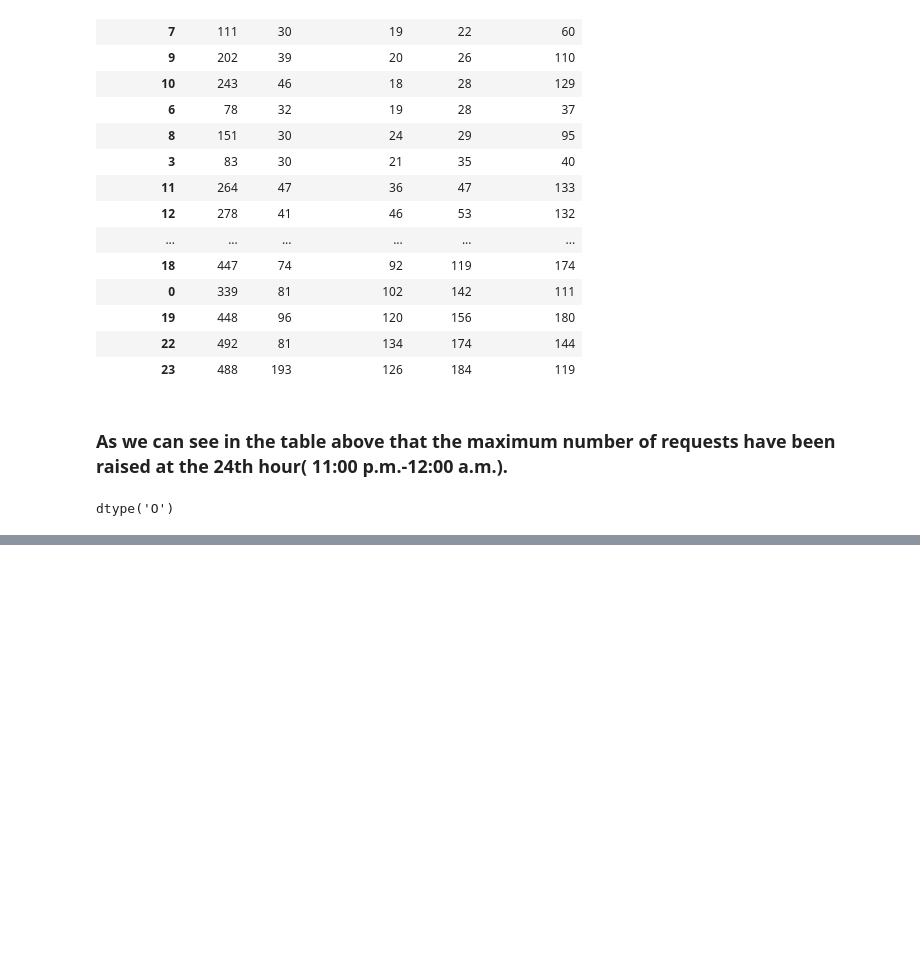
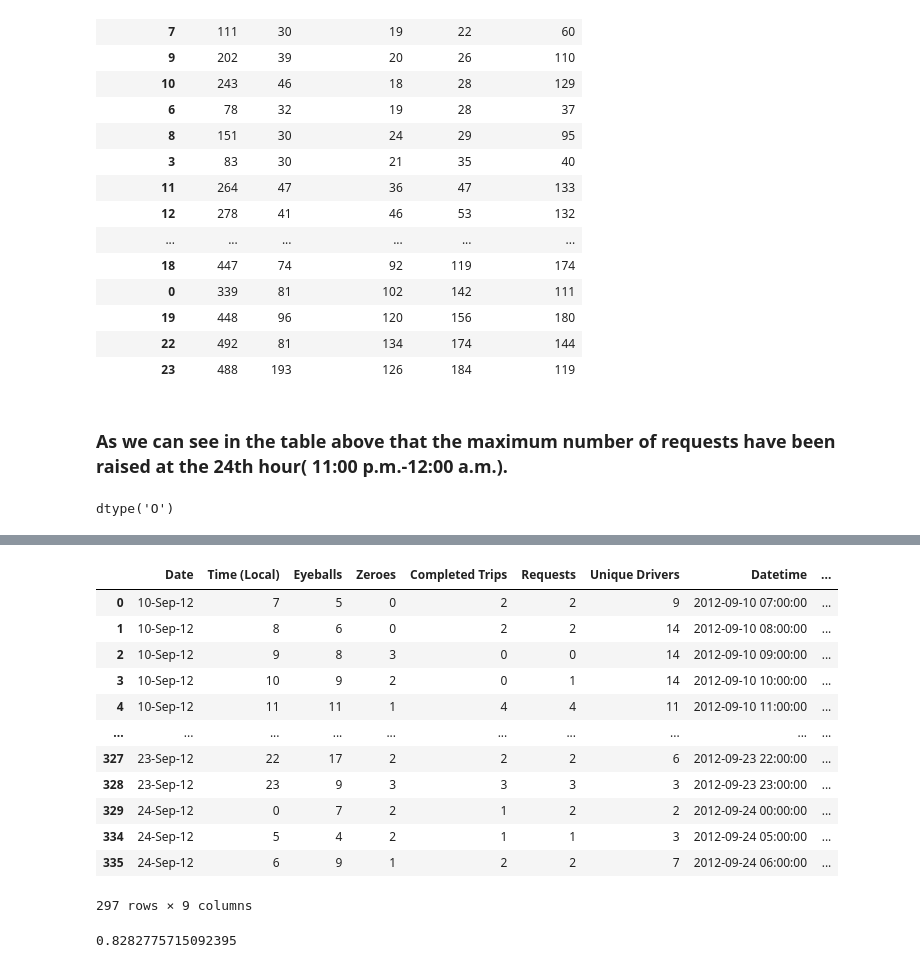
Before and after one commit to utkarsshhh/cab-demand-analysis, a Jupyter notebook: Untitled.ipynb, the cells around one changed output, grey strips where cells are left out. Saved outputs shown, nothing was run; the diff lists cells and outputs as text; code cells hidden in the pictures; blank space fills up the shorter version.

```diff
--- a/Untitled.ipynb
+++ b/Untitled.ipynb
@@ -194,0 +228,16 @@ __Note__ : This percentage is calculated only from the records for which the dat
+# %%
+df_without_zero_drivers
+# %% [output]
+|  | Date | Time (Local) | Eyeballs | Zeroes | Completed Trips | Requests | Unique Drivers | Datetime | ... |
+| 0 | 10-Sep-12 | 7 | 5 | 0 | 2 | 2 | 9 | 2012-09-10 07:00:00 | ... |
+| 1 | 10-Sep-12 | 8 | 6 | 0 | 2 | 2 | 14 | 2012-09-10 08:00:00 | ... |
+| 2 | 10-Sep-12 | 9 | 8 | 3 | 0 | 0 | 14 | 2012-09-10 09:00:00 | ... |
+| 3 | 10-Sep-12 | 10 | 9 | 2 | 0 | 1 | 14 | 2012-09-10 10:00:00 | ... |
+| 4 | 10-Sep-12 | 11 | 11 | 1 | 4 | 4 | 11 | 2012-09-10 11:00:00 | ... |
+| ... | ... | ... | ... | ... | ... | ... | ... | ... | ... |
+| 327 | 23-Sep-12 | 22 | 17 | 2 | 2 | 2 | 6 | 2012-09-23 22:00:00 | ... |
+| 328 | 23-Sep-12 | 23 | 9 | 3 | 3 | 3 | 3 | 2012-09-23 23:00:00 | ... |
+| 329 | 24-Sep-12 | 0 | 7 | 2 | 1 | 2 | 2 | 2012-09-24 00:00:00 | ... |
+| 334 | 24-Sep-12 | 5 | 4 | 2 | 1 | 1 | 3 | 2012-09-24 05:00:00 | ... |
+| 335 | 24-Sep-12 | 6 | 9 | 1 | 2 | 2 | 7 | 2012-09-24 06:00:00 | ... |
+297 rows × 9 columns
@@ -194,0 +246,4 @@ __Note__ : This percentage is calculated only from the records for which the dat
+# %%
+weighted_avg
+# %% [output]
+0.8282775715092395
```
Also changed, not shown: parts of 15 cells of this notebook.
